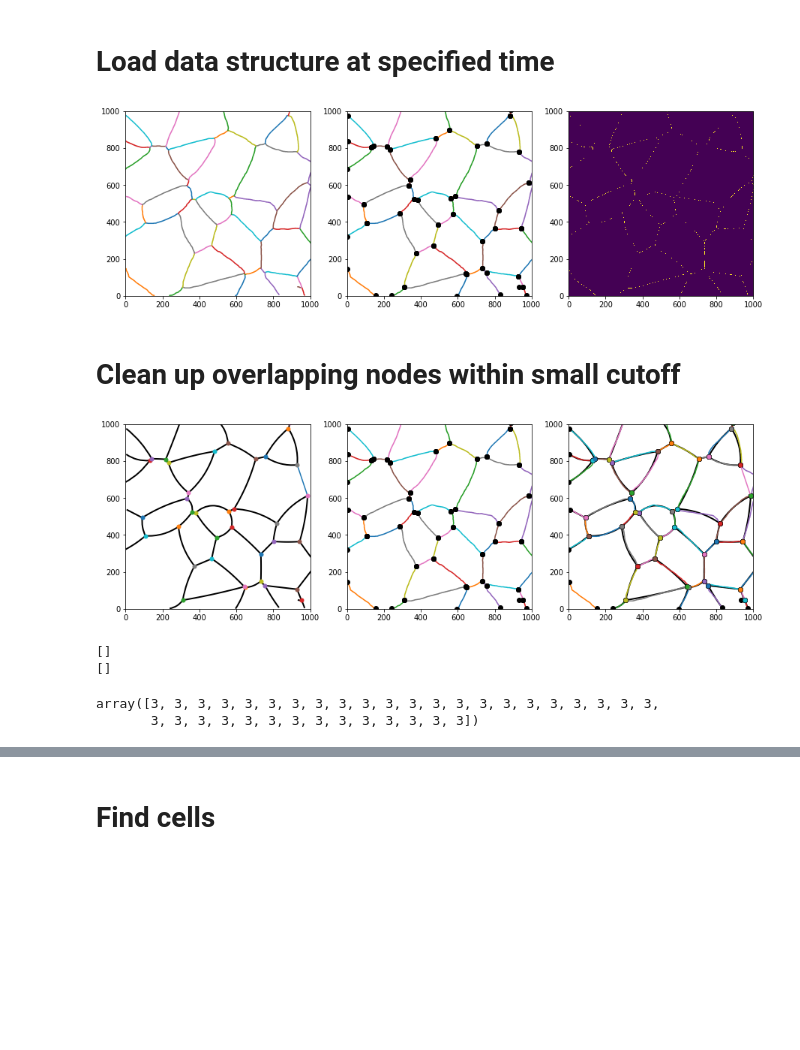
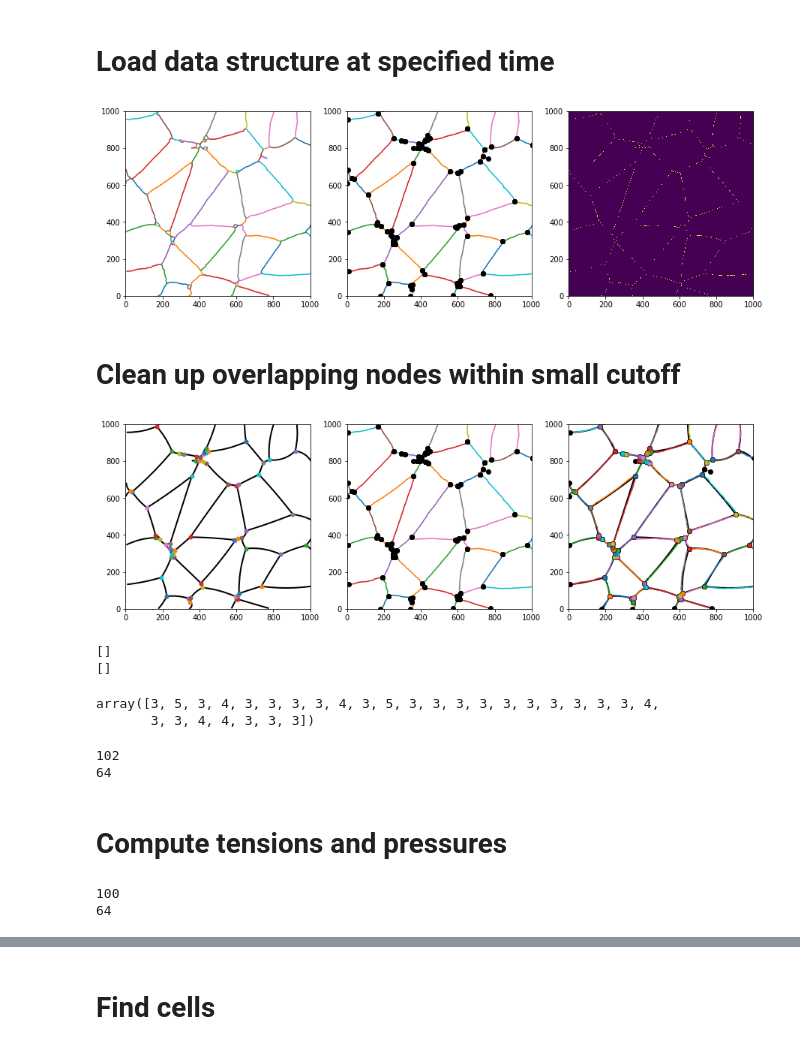
Before and after one commit to AllenCellModeling/DLITE, a Jupyter notebook: notebooks/Concise_format.ipynb, the cells around one changed output, grey strips where cells are left out. Saved outputs shown, nothing was run; the diff lists cells and outputs as text; code cells hidden in the pictures; blank space fills up the shorter version.

```diff
--- a/notebooks/Concise_format.ipynb
+++ b/notebooks/Concise_format.ipynb
@@ -63,7 +14,9 @@ Reciprocal condition number6.875968e-19
 # Load data structure at specified time
 # %%
 #Time step , checked - > t = 12, cut = 4, t=21, cut = 30
-t = 0
+# Bad ones - 7, 16, 20, 21, 28, 29, 30 at cutoff = 1
+# Checked - 28 -> cutoff = 40 , 29 diffuclt,
+t = 28
 V = data(data1, t)
 # %%
 # Plot
@@ -73,24 +26,26 @@ V.plot(ax, "edge", None)
 V.plot(ax1, "edge_and_node", None)
 V.plot(ax2, "image", None)
 # %% [output]
-[figure, old version]
+[figure, new version]
 # %% [markdown]
 # Clean up overlapping nodes within small cutoff
 # %%
 # Cutoff
 cutoff = 1
 nodes, edges = V.post_processing(cutoff, None)
 fig, (ax, ax1, ax2) = plt.subplots(1,3, figsize = (15,5))
+
+edges = [e for e in edges if e.radius is not None]
 
 V.plot(ax1, "edge_and_node", None)
 V.plot(ax2, "edge_and_node", None)
 
 for a in (ax, ax2):
     a.set(xlim = [0,1000], ylim = [0,1000], aspect = 1)
     [e.plot(a, lw = 2 ) for e in edges]
     [n.plot(a, markersize = 10) for n in nodes]
 # %% [output]
-[figure, old version]
+[figure, new version]
 # %%
 # Check repeats
 print([item for item, count in collections.Counter(nodes).items() if count > 1])
@@ -101,5 +56,20 @@ print([item for item, count in collections.Counter(edges).items() if count > 1])
 # %%
 np.array([len(n.edges) for n in nodes]).T
 # %% [output]
-array([3, 3, 3, 3, 3, 3, 3, 3, 3, 3, 3, 3, 3, 3, 3, 3, 3, 3, 3, 3, 3, 3,
-       3, 3, 3, 3, 3, 3, 3, 3, 3, 3, 3, 3, 3, 3])
+array([3, 5, 3, 4, 3, 3, 3, 3, 4, 3, 5, 3, 3, 3, 3, 3, 3, 3, 3, 3, 3, 4,
+       3, 3, 4, 4, 3, 3, 3])
+# %%
+print(len(edges))
+print(len(nodes))
+# %% [output]
+102
+64
+# %% [markdown]
+# Compute tensions and pressures
+# %%
+col1, tensions, pressures, P_T, P_P = V.compute(1)
+print(len(col1.tot_edges))
+print(len(col1.tot_nodes))
+# %% [output]
+100
+64
```
Also changed, not shown: parts of 30 cells of this notebook, 4 other files.
